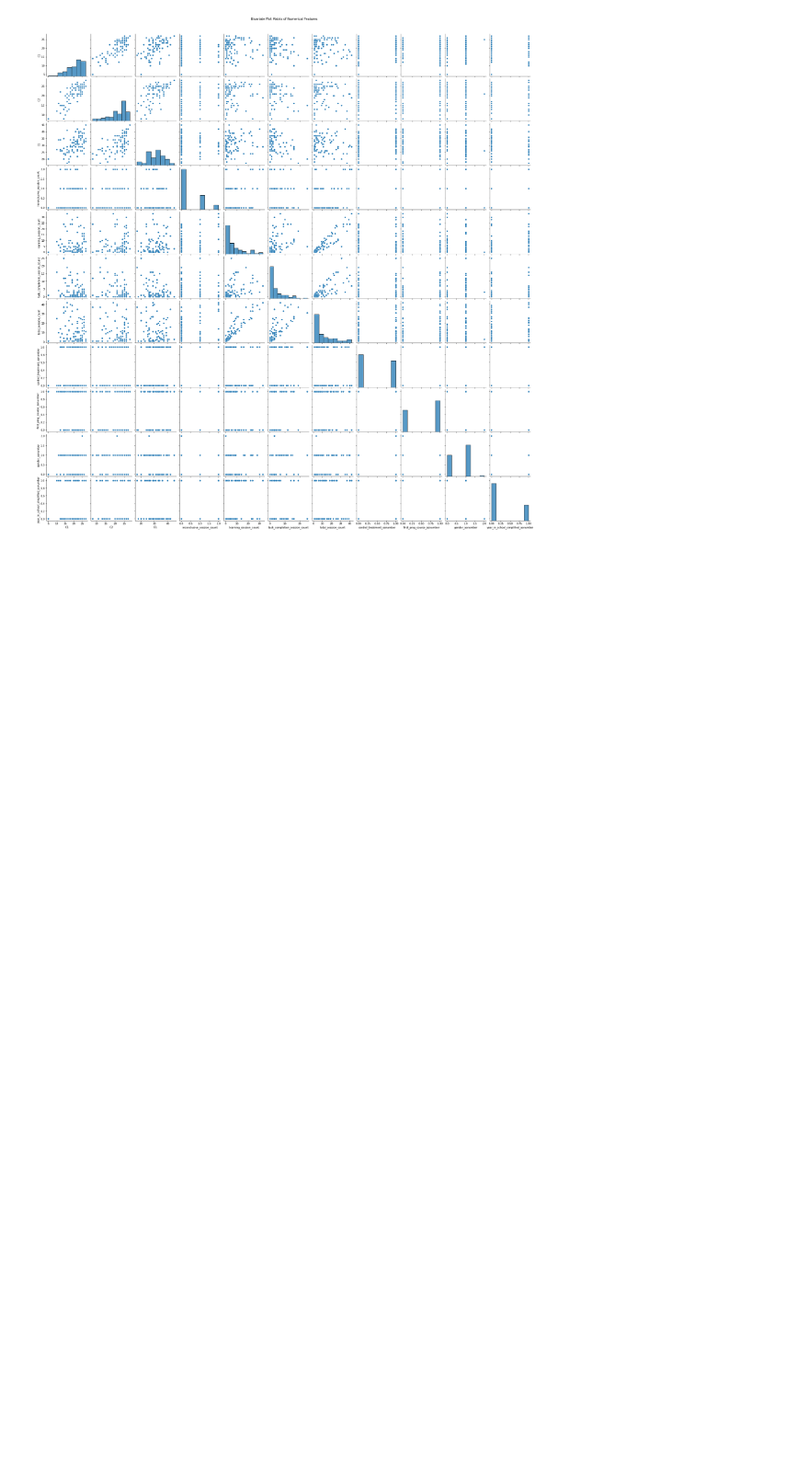
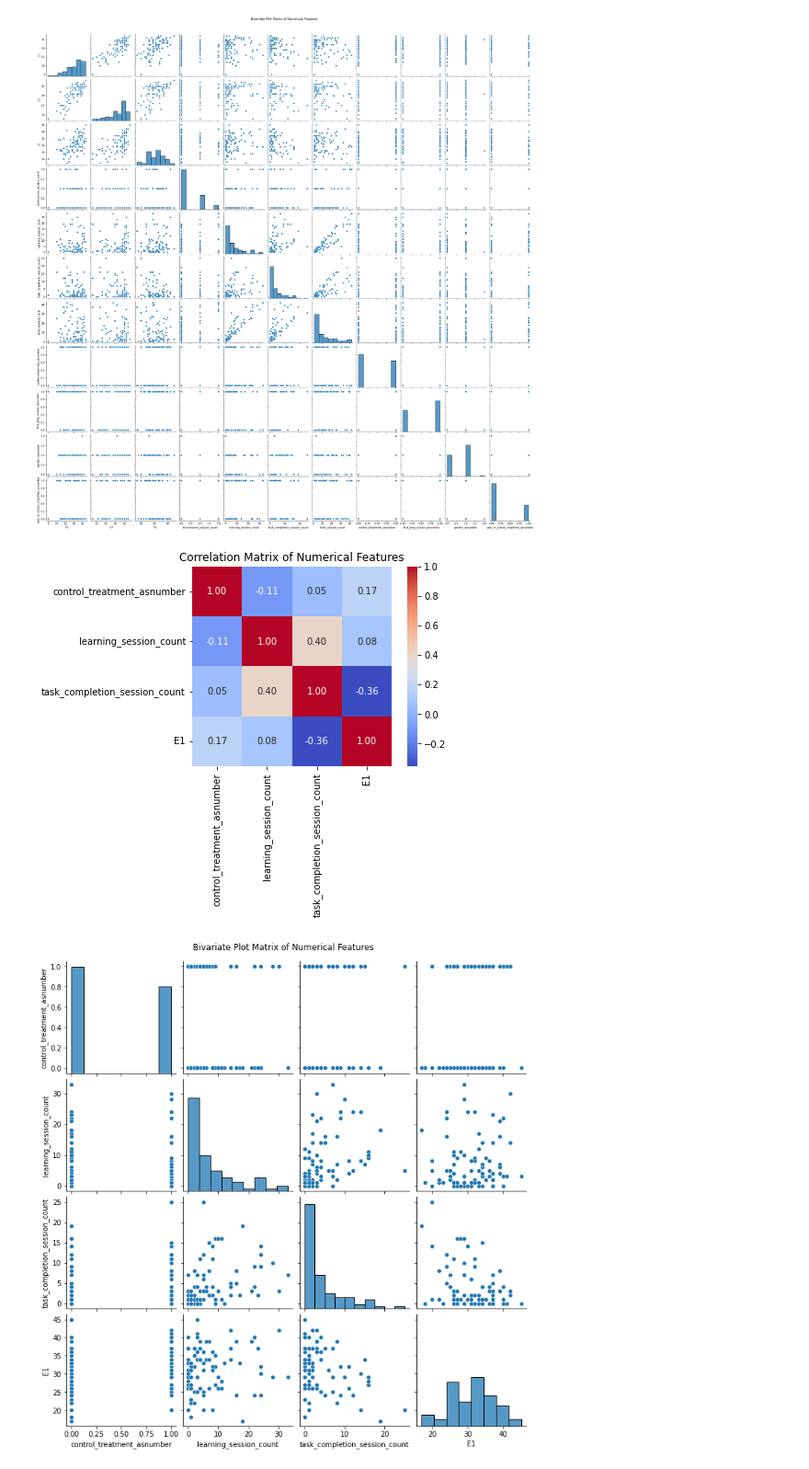
Before and after one commit to mafudge/dps-thesis, a Jupyter notebook: code/0.2-descriptive_statistics.ipynb, the cells around one changed output. Shown: that part at 92% size. Cells and saved outputs as stored; diff of their text form; code cells hidden in the pictures; blank space fills up the shorter version.

```diff
--- a/code/0.2-descriptive_statistics.ipynb
+++ b/code/0.2-descriptive_statistics.ipynb
@@ -75,3 +75,16 @@ plt.suptitle('Bivariate Plot Matrix of Numerical Features', y=1.02)
 plt.show()
 # %% [output]
 [figure]
+# %%
+# seaborn bivate plot matrix for RQ2  features
+rq2 = df_numbers[['control_treatment_asnumber', 'learning_session_count', 'task_completion_session_count', "E1"]]
+rq_corr = rq2.corr('pearson')
+sns.heatmap(rq_corr, annot=True, fmt=".2f", cmap='coolwarm', square=True)
+plt.title('Correlation Matrix of Numerical Features')
+plt.show()
+sns.pairplot(rq2)
+plt.suptitle('Bivariate Plot Matrix of Numerical Features', y=1.02)
+plt.show()
+# %% [output]
+[figure, added]
+[figure, added]
```
Also changed, not shown: 58 other files.
